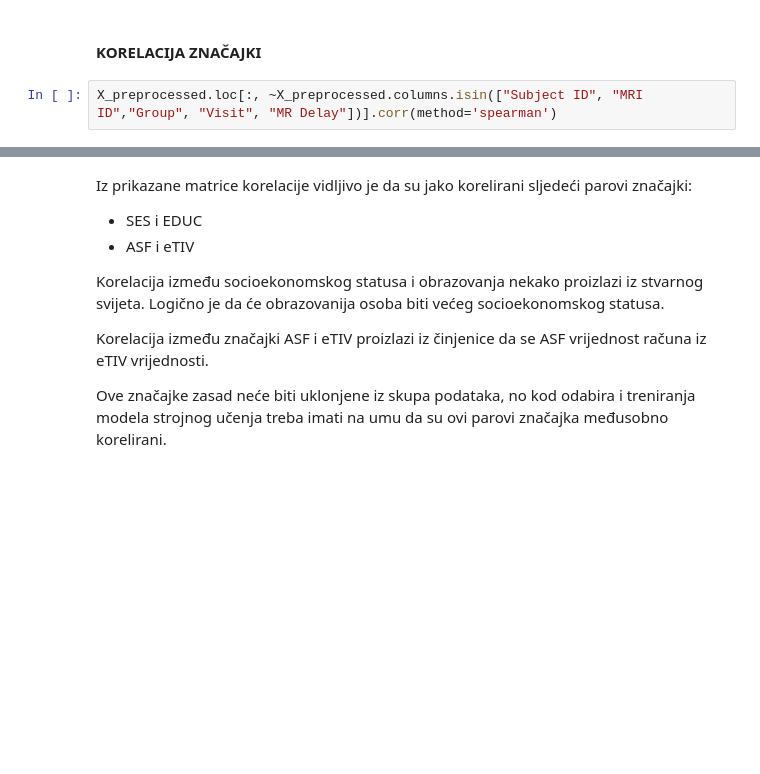
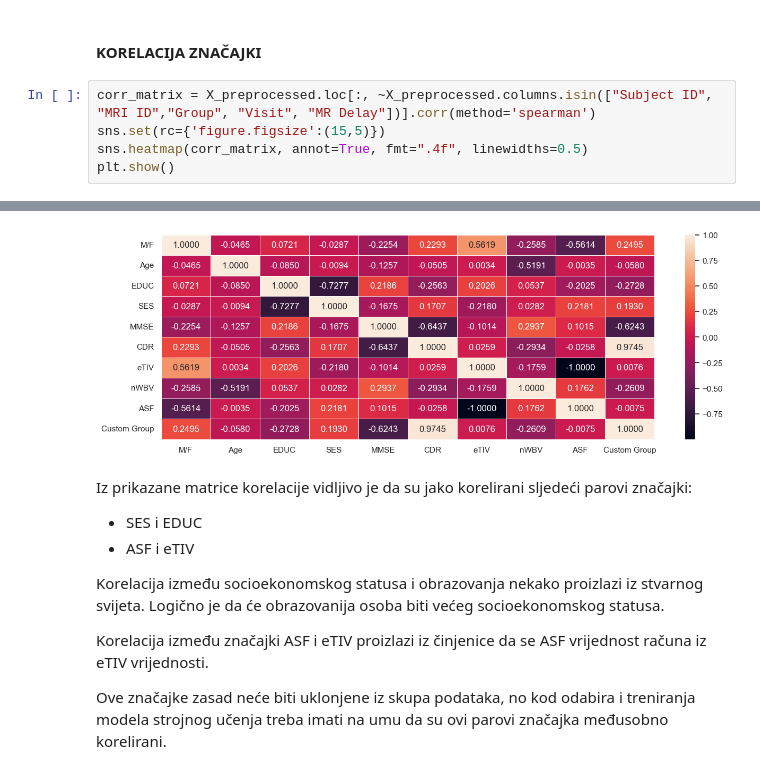
Before and after one commit to bnikolic2/Early-Stage-Alzheimer-s-Disease-Prediction-Using-Machine-Learning-Models, a Jupyter notebook: vizualizacija.ipynb, the cells around one changed output, grey strips where cells are left out. Drawn from its saved outputs; the diff is of its cells as text; blank space fills up the shorter version.

Commit message:
Added heatmap, renamed notebook

```diff
--- a/project.ipynb
+++ b/vizualizacija.ipynb
@@ -279,5 +281,8 @@ X_preprocessed.head(10)
 # %% [markdown]
 #### KORELACIJA ZNAČAJKI
 # %%
-X_preprocessed.loc[:, ~X_preprocessed.columns.isin(["Subject ID", "MRI ID","Group", "Visit", "MR Delay"])].corr(method='spearman')
+corr_matrix = X_preprocessed.loc[:, ~X_preprocessed.columns.isin(["Subject ID", "MRI ID","Group", "Visit", "MR Delay"])].corr(method='spearman')
+sns.set(rc={'figure.figsize':(15,5)})
+sns.heatmap(corr_matrix, annot=True, fmt=".4f", linewidths=0.5)
+plt.show()
 # %% [output]
@@ -295,3 +289,4 @@ X_preprocessed.loc[:, ~X_preprocessed.columns.isin(["Subject ID", "MRI ID","Grou
+[figure, added]
 # %% [markdown]
 Iz prikazane matrice korelacije vidljivo je da su jako korelirani sljedeći parovi značajki:
 - SES i EDUC
```
Also changed, not shown: parts of 4 cells of this notebook.
